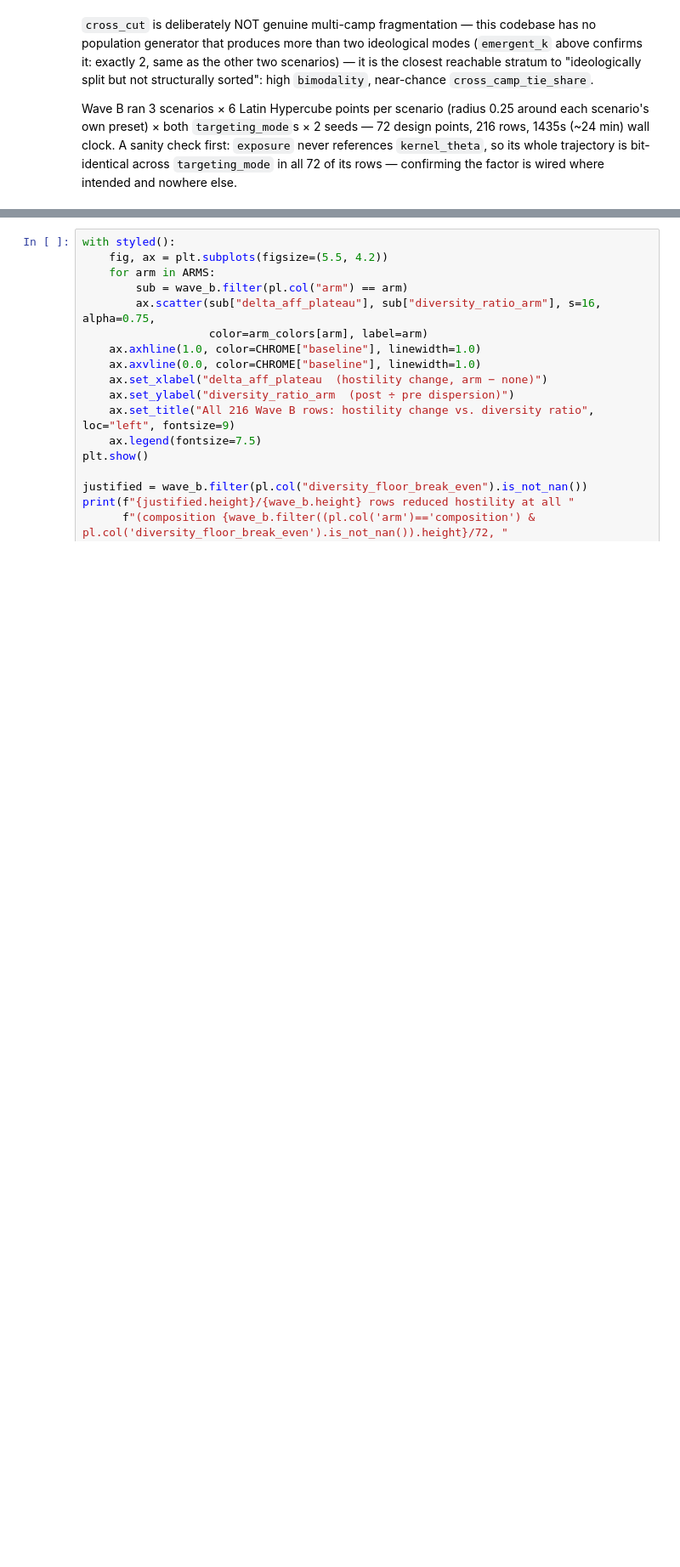
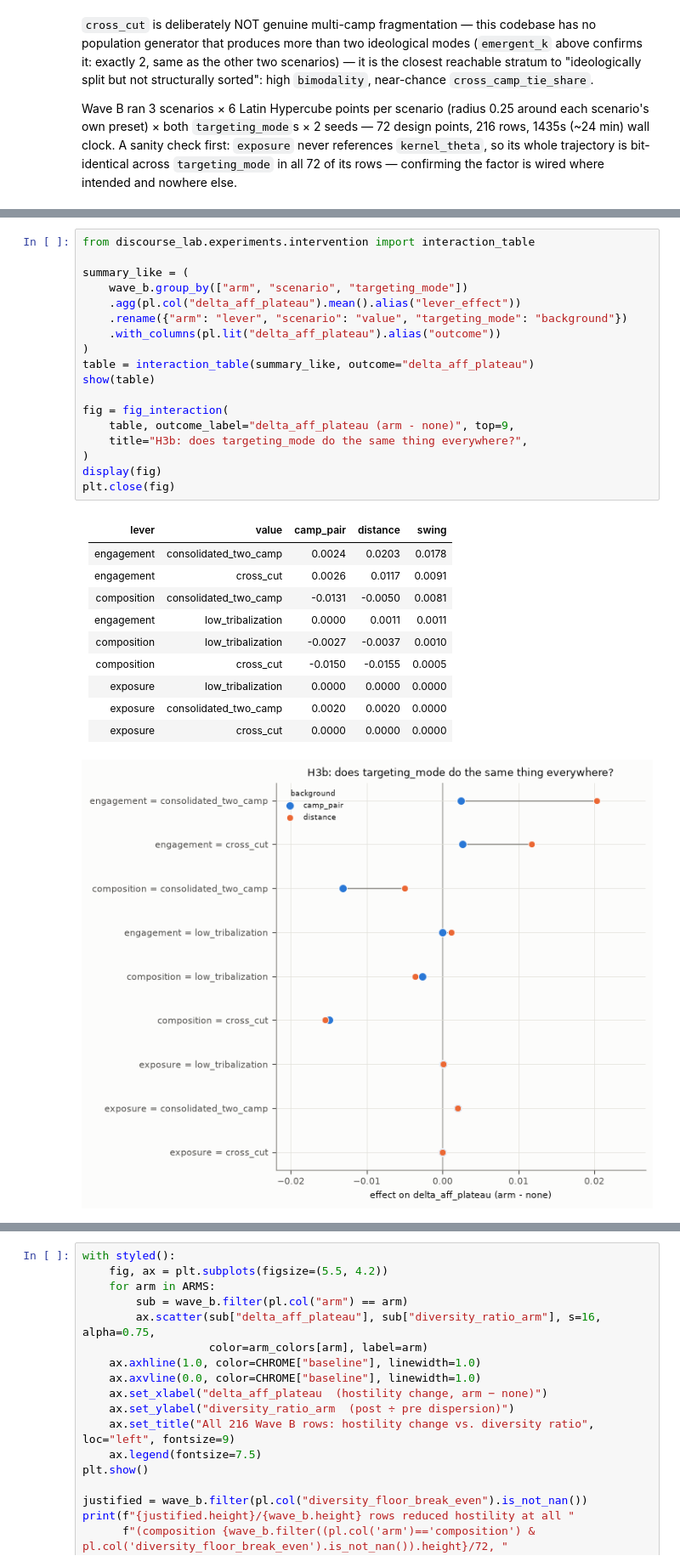
Before and after one commit to lrodeck/Network-Simulation, a Jupyter notebook: notebooks/experiment_03_bubble_intervention.ipynb, the cells around one changed output, grey strips where cells are left out. Shown at 85% size. Drawn from its saved outputs; the diff is of its cells as text; blank space fills up the shorter version.

```diff
--- a/notebooks/experiment_03_bubble_intervention.ipynb
+++ b/notebooks/experiment_03_bubble_intervention.ipynb
@@ -201,0 +286,31 @@ are not interchangeable implementations of "the same" manipulation.
+# %%
+from discourse_lab.experiments.intervention import interaction_table
+
+summary_like = (
+    wave_b.group_by(["arm", "scenario", "targeting_mode"])
+    .agg(pl.col("delta_aff_plateau").mean().alias("lever_effect"))
+    .rename({"arm": "lever", "scenario": "value", "targeting_mode": "background"})
+    .with_columns(pl.lit("delta_aff_plateau").alias("outcome"))
+)
+table = interaction_table(summary_like, outcome="delta_aff_plateau")
+show(table)
+
+fig = fig_interaction(
+    table, outcome_label="delta_aff_plateau (arm - none)", top=9,
+    title="H3b: does targeting_mode do the same thing everywhere?",
+)
+display(fig)
+plt.close(fig)
+# %% [output]
+| lever | value | camp_pair | distance | swing |
+| --- | --- | --- | --- | --- |
+| engagement | consolidated_two_camp | 0.0024 | 0.0203 | 0.0178 |
+| engagement | cross_cut | 0.0026 | 0.0117 | 0.0091 |
+| composition | consolidated_two_camp | -0.0131 | -0.0050 | 0.0081 |
+| engagement | low_tribalization | 0.0000 | 0.0011 | 0.0011 |
+| composition | low_tribalization | -0.0027 | -0.0037 | 0.0010 |
+| composition | cross_cut | -0.0150 | -0.0155 | 0.0005 |
+| exposure | low_tribalization | 0.0000 | 0.0000 | 0.0000 |
+| exposure | consolidated_two_camp | 0.0020 | 0.0020 | 0.0000 |
+| exposure | cross_cut | 0.0000 | 0.0000 | 0.0000 |
+[figure, added]
```
Also changed, not shown: parts of 24 cells of this notebook.
